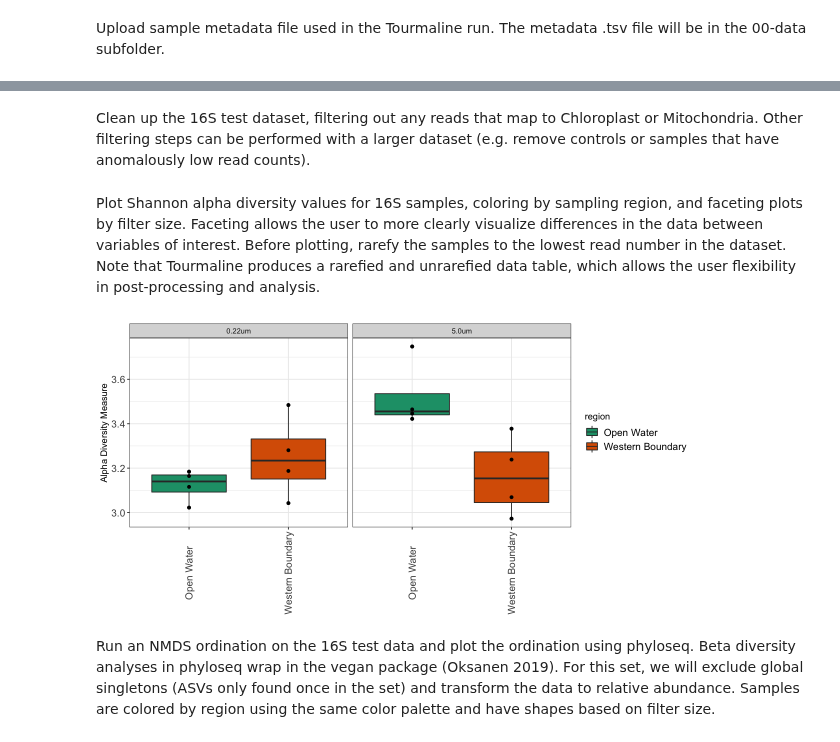
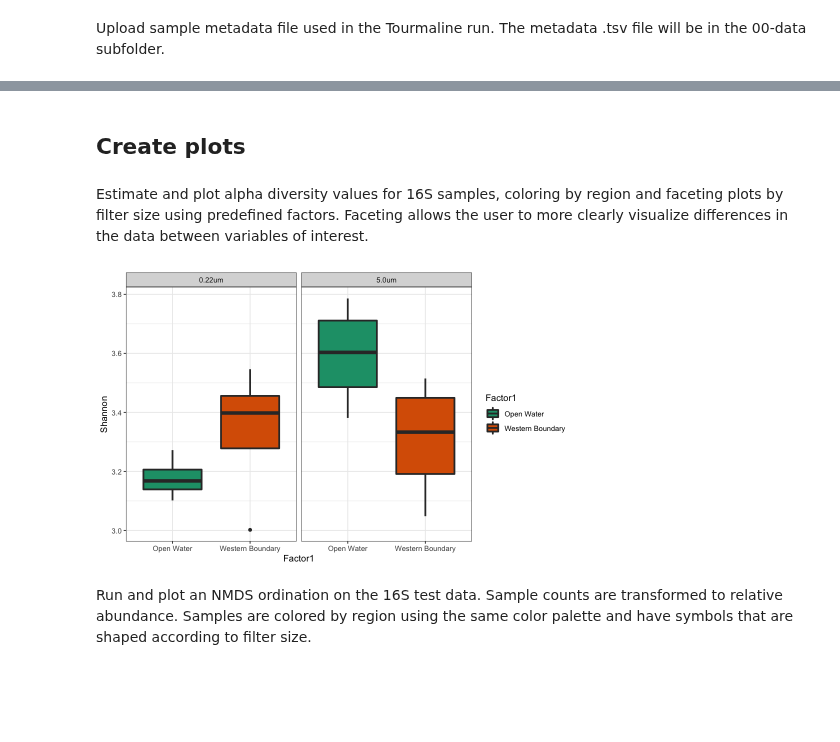
Before and after one commit to aomlomics/tourmaline, a Jupyter notebook: notebooks/tourmaline_r_notebook.ipynb, the cells around one changed output, grey strips where cells are left out. Cells and saved outputs as stored; diff of their text form; code cells hidden in the pictures; blank space fills up the shorter version.

```diff
--- a/notebooks/tourmaline_r_notebook.ipynb
+++ b/notebooks/tourmaline_r_notebook.ipynb
@@ -62,0 +58,8 @@ ERROR: Error in library(qiime2R): there is no package called ‘qiime2R’
+# %%
+method = "dada2-pe"
+filtering = "unfiltered"
+adiv_metric = "Shannon"
+bdiv_metric = "bray"
+factor1 = "region"
+factor2 = "filter_size"
+factor3 = "sample_name"
@@ -95,24 +122,19 @@ Define factors (Region and Filter_size) and plotting parameters used for diversi
 # %%
-# Factors to use
-Region = sample_data(physeq_16S)$region
-Filter_size = sample_data(physeq_16S)$filter_size
+# Set factors
+Factor1 = get(factor1, sample_data(physeq_rarefy))
+Factor2 = get(factor2, sample_data(physeq_rarefy))
+Factor3 = get(factor3, sample_data(physeq_rarefy))
 
-# Plotting parameters
+# Set plotting parameters
 theme = theme_bw()
 point = geom_point(size = 5)
+shape = scale_shape_manual(values = c(21, 24))
 boxplot = geom_boxplot(lwd = 1)
-alpha_color = scale_fill_brewer(palette="Dark2")
-beta_color = scale_color_brewer(palette="Dark2")
-taxa_color = scale_fill_manual(values=c("#757575", brewer.pal(name="Paired", n = 12)))
-element_text = theme(text = element_text(size = 12))
-legend_text = theme(legend.text = element_text(size=12))
+color = scale_fill_brewer(palette="Dark2")
+bar_color = scale_fill_brewer(palette="Paired")
 stacked_bar = geom_bar(stat="identity", position = "fill")
-bar_yais = scale_y_continuous(expand = c(0, 0), breaks=seq(0,1,0.2), limits=c(0, 1))
+bar_yaxis = scale_y_continuous(expand = c(0, 0), breaks=seq(0,1,0.2), limits=c(0, 1))
 y_intercept = geom_hline(yintercept=0)
 legend_pos = theme(legend.position="bottom")
 legend_row = guides(fill=guide_legend(nrow=2))
-yaxis_text = theme(axis.text.y=element_text(size=10))
-xaxis_text = theme(axis.text.x=element_text(size=10))
 plot_image = options(repr.plot.width=8, repr.plot.height=5)
-# %% [markdown]
-Clean up the 16S test dataset, filtering out any reads that map to Chloroplast or Mitochondria. Other filtering steps can be performed with a larger dataset (e.g. remove controls or samples that have anomalously low read counts).
@@ -121,14 +141,18 @@ psnew_16S = subset_taxa(physeq_16S, Order != "Chloroplast" & Family !="Mitochond
+# %% [markdown]
+## Create plots
 # %% [markdown]
-Plot Shannon alpha diversity values for 16S samples, coloring by sampling region, and faceting plots by filter size. Faceting allows the user to more clearly visualize differences in the data between variables of interest. Before plotting, rarefy the samples to the lowest read number in the dataset. Note that Tourmaline produces a rarefied and unrarefied data table, which allows the user flexibility in post-processing and analysis.
+Estimate and plot alpha diversity values for 16S samples, coloring by region and faceting plots by filter size using predefined factors. Faceting allows the user to more clearly visualize differences in the data between variables of interest.
-# %%
-suppressMessages(ps_rarefy_16S <- rarefy_even_depth(psnew_16S, sample.size = min(sample_sums(psnew_16S)), rngseed = 714, replace = TRUE, trimOTUs = TRUE, verbose = TRUE))
-alpha_div <- estimate_richness(ps_rarefy_16S, measures=c("Shannon")) # Option to change Shannon and plot the Observed richness, Simpson, or Chao1 metrics instead or in addition to.
-alpha_div = cbind(alpha_div, Region, Filter_size) # Merge data frame of diversity estimates with factors
-
-# Plot the values
-alpha_plot <- ggplot(data=alpha_div, aes(x= Region, y=Shannon, fill=Filter_size))
-alpha_plot + boxplot  + alpha_color + theme + facet_grid(~ Filter_size, scales = "free_x")
-# %% [output]
-[figure, removed]
+# %%
+# Estimate richness
+alpha <- estimate_richness(
+  physeq = physeq_rarefy,
+  measures=c(adiv_metric)) %>%
+  cbind(Factor1, Factor2)
+
+# Plot
+ggplot(data=alpha, aes(x=Factor1, y=Shannon, fill=Factor1)) + theme +
+boxplot + color + facet_grid(~ Factor2)
+# %% [output]
+[figure, added]
 # %% [markdown]
-Run an NMDS ordination on the 16S test data and plot the ordination using phyloseq. Beta diversity analyses in phyloseq wrap in the vegan package (Oksanen 2019). For this set, we will exclude global singletons (ASVs only found once in the set) and transform the data to relative abundance. Samples are colored by region using the same color palette and have shapes based on filter size.
+Run and plot an NMDS ordination on the 16S test data. Sample counts are transformed to relative abundance. Samples are colored by region using the same color palette and have symbols that are shaped according to filter size.
```
Also changed, not shown: parts of 43 cells of this notebook, 1 other file.
